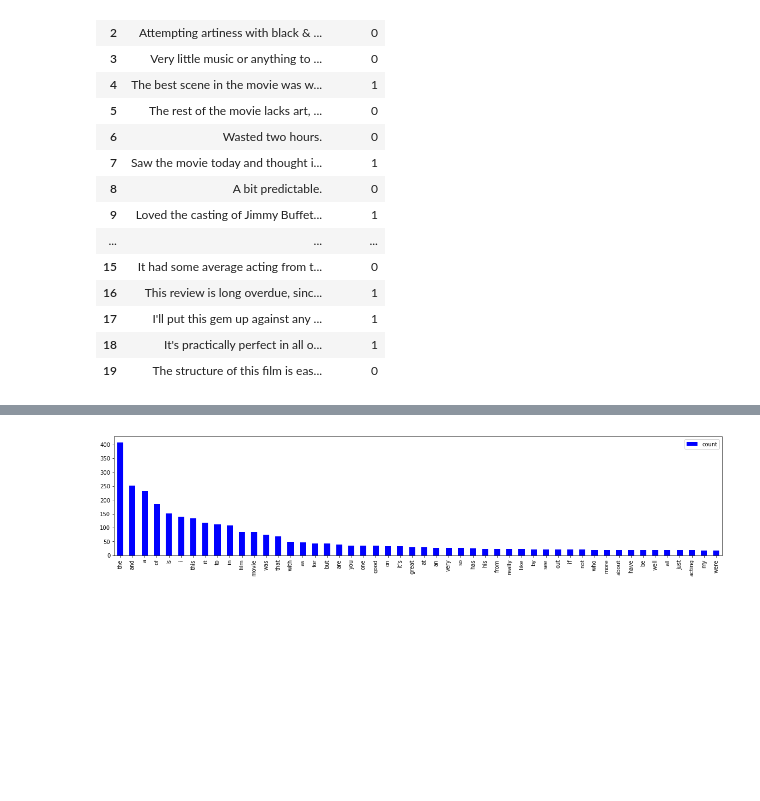
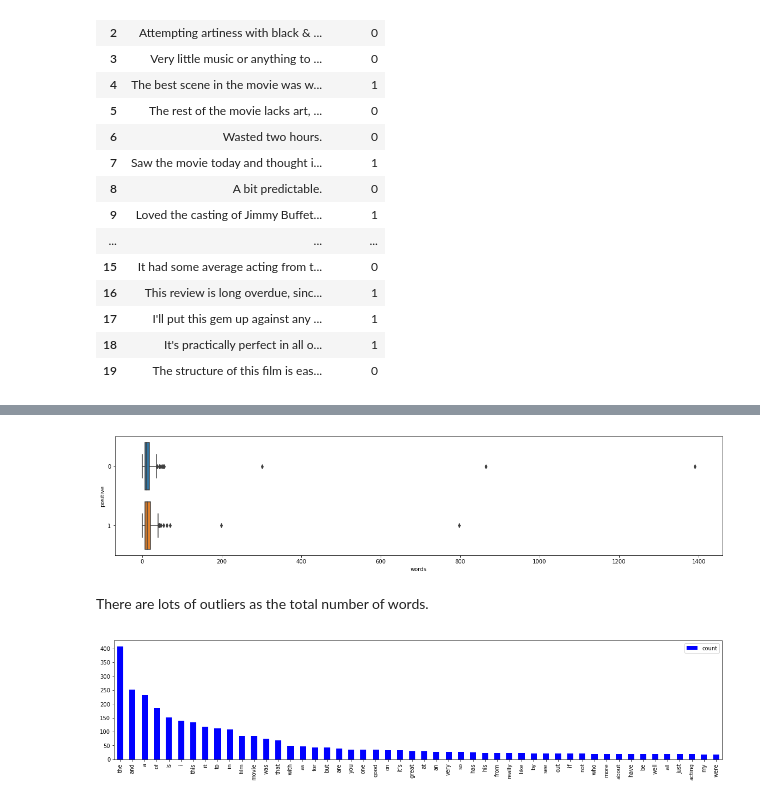
Before and after one commit to LegendaryKim/Thinkful_DSBootCamp, a Jupyter notebook: Challenge_2_2_7_Feedback_analysis.ipynb, the cells around one changed output, grey strips where cells are left out. Saved outputs shown, nothing was run; the diff lists cells and outputs as text; code cells hidden in the pictures; blank space fills up the shorter version.

```diff
--- a/Challenge_2_2_7_Feedback_analysis.ipynb
+++ b/Challenge_2_2_7_Feedback_analysis.ipynb
@@ -289,3 +321,11 @@ df = df_orig.copy()
+# %%
+plt.subplots(figsize=(20,4))
+sns.boxplot(x = 'words', y= 'positive', orient='h', data = df)
+plt.show()
+# %% [output]
+[figure, added]
+# %% [markdown]
+There are lots of outliers as the total number of words.
 # %%
 df.text = df_orig.text.apply(lambda x: featuring_text(x))
 # %%
```
Also changed, not shown: parts of 15 cells of this notebook.
